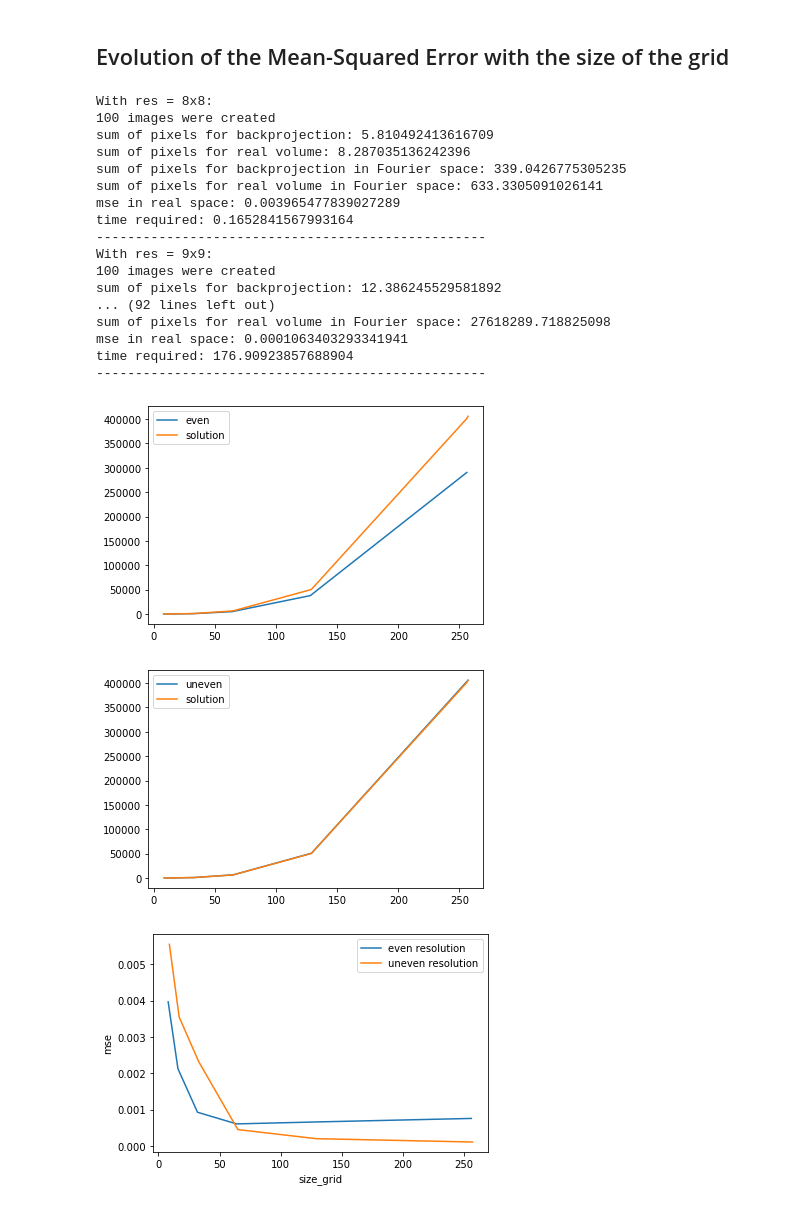
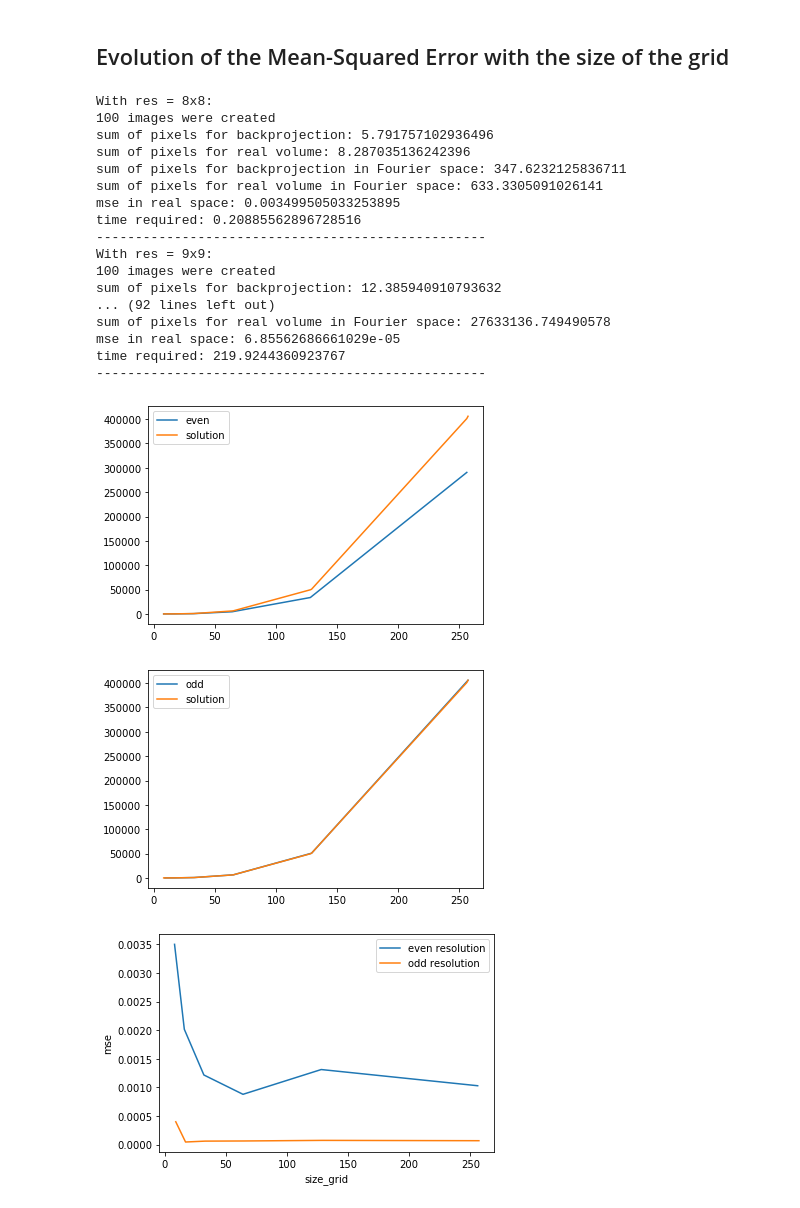
Before and after one commit to fredericpoitevin/gmm-cryoem, a Jupyter notebook: notebooks/graphs backprojection.ipynb, the cells around one changed output. Saved outputs shown, nothing was run; the diff lists cells and outputs as text; code cells hidden in the pictures.

```diff
--- a/notebooks/graphs backprojection.ipynb
+++ b/notebooks/graphs backprojection.ipynb
@@ -57,9 +57,9 @@ scores = []
 mse = []
 
 for length in lengths:
-    volume_fft = np.fft.fftshift(np.fft.fftn(np.fft.fftshift(volume)))
+    volume_fft = np.fft.fftshift(np.fft.fftn(np.fft.ifftshift(volume)))
     vol = (backprojection(dataset[:length], metadataset[:length,0:3]))
-    vol_fft = np.fft.fftshift(np.fft.fftn(np.fft.fftshift(vol)))
+    vol_fft = np.fft.fftshift(np.fft.fftn(np.fft.ifftshift(vol)))
     print(f"With length = {length}:")
     print(f"sum of pixels for backprojection: {np.sum(np.real(vol))}")
     print(f"sum of pixels for real volume: {np.sum(np.real(volume))}")
@@ -202,45 +202,45 @@ for size_grid in sizes_grid:
 # %% [output]
 With res = 8x8:
 100 images were created
-sum of pixels for backprojection: 5.810492413616709
+sum of pixels for backprojection: 5.791757102936496
 sum of pixels for real volume: 8.287035136242396
-sum of pixels for backprojection in Fourier space: 339.0426775305235
+sum of pixels for backprojection in Fourier space: 347.6232125836711
 sum of pixels for real volume in Fourier space: 633.3305091026141
-mse in real space: 0.003965477839027289
-time required: 0.1652841567993164
+mse in real space: 0.003499505033253895
+time required: 0.20885562896728516
 --------------------------------------------------
 With res = 9x9:
 100 images were created
-sum of pixels for backprojection: 12.386245529581892
+sum of pixels for backprojection: 12.385940910793632
 ... (92 lines left out)
-sum of pixels for real volume in Fourier space: 27618289.718825098
-mse in real space: 0.0001063403293341941
-time required: 176.90923857688904
+sum of pixels for real volume in Fourier space: 27633136.749490578
+mse in real space: 6.85562686661029e-05
+time required: 219.9244360923767
 --------------------------------------------------
 # %%
 plt.plot([sizes_grid[2*i] for i in range(len(sizes_grid)//2)], [scores_[2*i] for i in range(len(scores_)//2)], label='even')
 plt.plot(sizes_grid,solutions, label='solution')
 plt.legend()
 plt.show()
 
-plt.plot([sizes_grid[2*i+1] for i in range(len(sizes_grid)//2)], [scores_[2*i+1] for i in range(len(scores_)//2)], label='uneven')
+plt.plot([sizes_grid[2*i+1] for i in range(len(sizes_grid)//2)], [scores_[2*i+1] for i in range(len(scores_)//2)], label='odd')
 plt.plot(sizes_grid,solutions, label='solution')
 plt.legend()
 plt.show()
 
 plt.plot([sizes_grid[2*i] for i in range(len(sizes_grid)//2)], [mse_[2*i] for i in range(len(mse_)//2)], label='even resolution')
 plt.xlabel('size_grid')
 plt.ylabel('mse')
-plt.plot([sizes_grid[2*i+1] for i in range(len(sizes_grid)//2)], [mse_[2*i+1] for i in range(len(mse_)//2)], label='uneven resolution')
+plt.plot([sizes_grid[2*i+1] for i in range(len(sizes_grid)//2)], [mse_[2*i+1] for i in range(len(mse_)//2)], label='odd resolution')
 plt.legend()
 plt.show()
 
 #plt.plot(sizes_grid, [mse_[i]/sizes_grid[i]**3 for i in range(len(mse_))], label='mean squared error')
 #plt.xlabel('size_grid')
 #plt.ylabel('averaged mse')
 #plt.legend()
 #plt.show()
 # %% [output]
 [figure]
-[figure, old version]
+[figure, new version]
-[figure, old version]
+[figure, new version]
```
Also changed, not shown: parts of 4 cells of this notebook, 2 other files.
